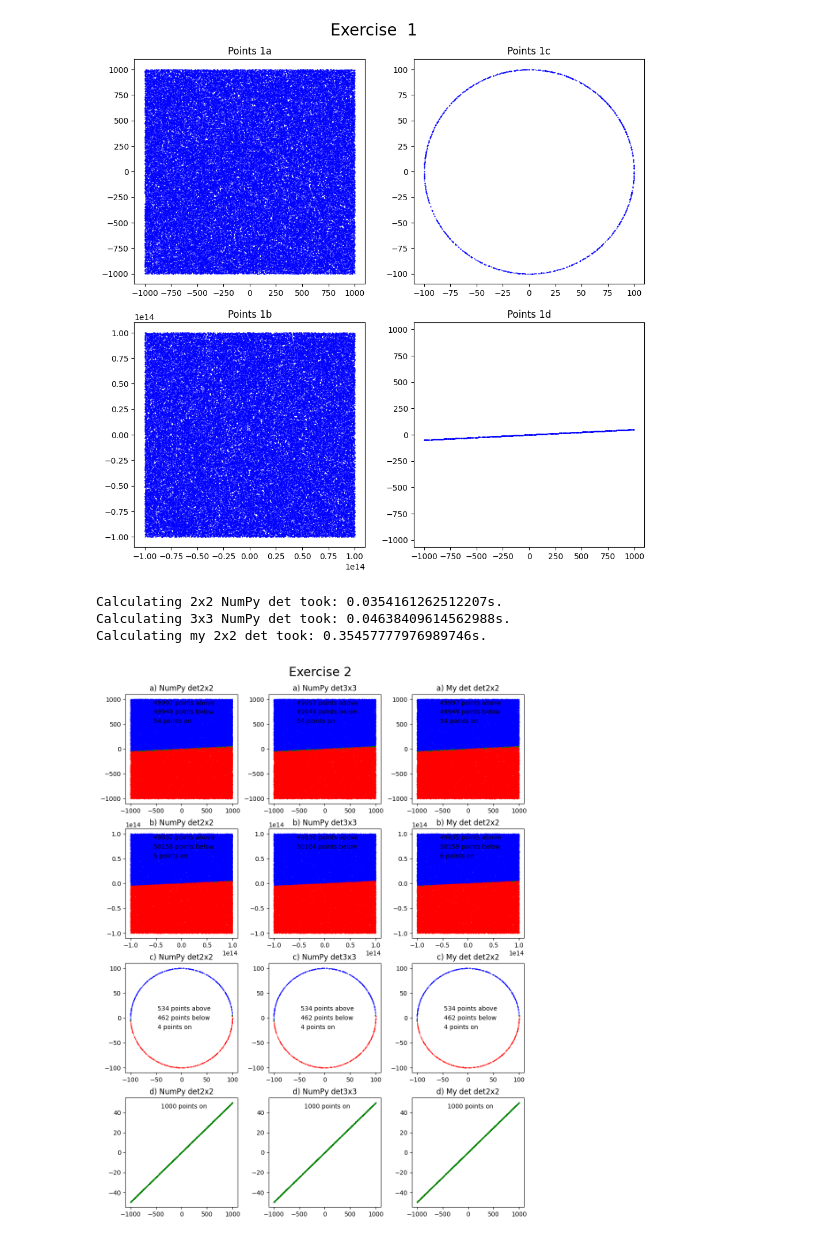
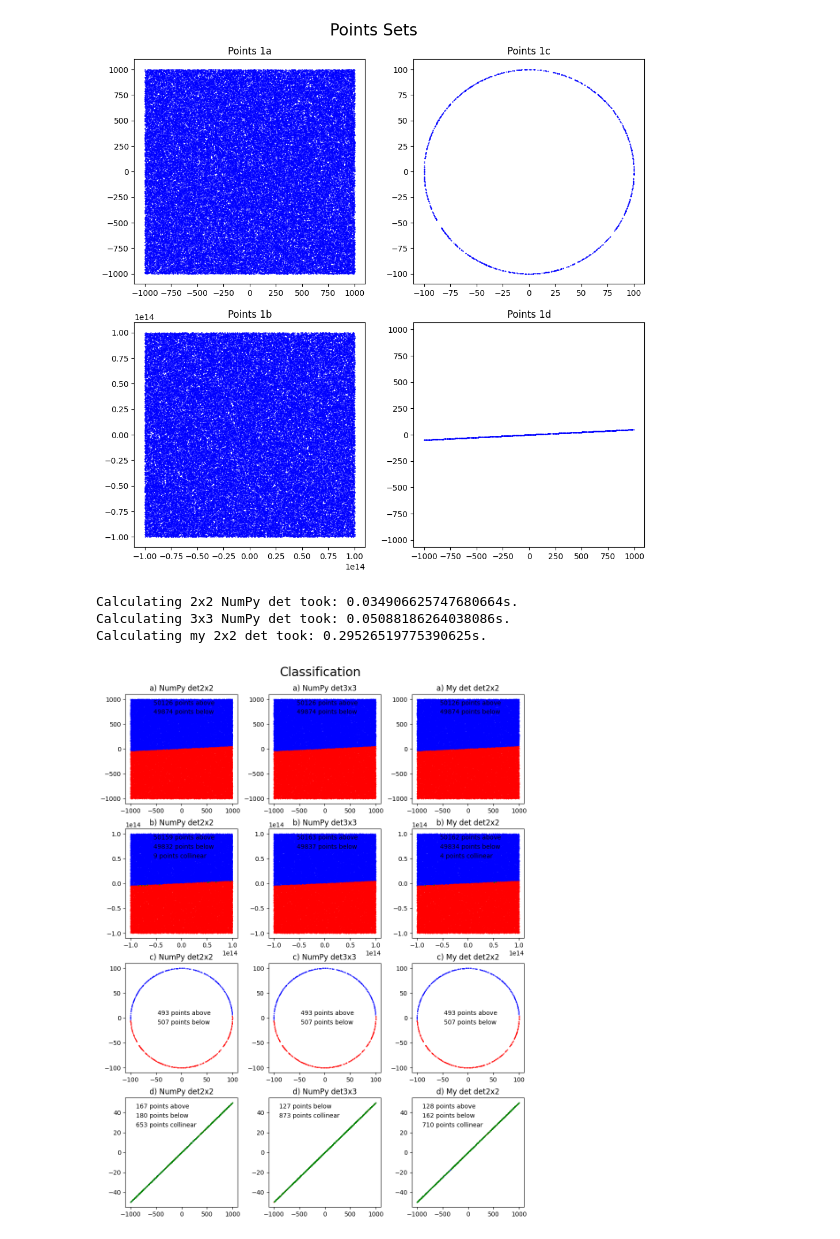
Before and after one commit to pawel002/Geometric-Algorithms, a Jupyter notebook: lab1/lab1.ipynb, the cells around one changed output. Saved outputs shown, nothing was run; the diff lists cells and outputs as text; code cells hidden in the pictures.

```diff
--- a/lab1/lab1.ipynb
+++ b/lab1/lab1.ipynb
@@ -34,7 +34,7 @@ plt.axis("equal")
 for i, data_set in enumerate(data):
     axis[i%2, i//2].scatter(*zip(*data_set), color="blue", s=0.2)
 
-figure.suptitle('Exercise  1', fontsize=20)
+figure.suptitle('Points Sets', fontsize=20)
 figure.tight_layout(pad=2)
 axis[0, 0].set_title("Points 1a")
 axis[0, 1].set_title("Points 1c")
@@ -44,19 +44,19 @@ axis[1, 1].set_title("Points 1d")
 plt.savefig('images/sets_vis.png', dpi=1000)
 plt.show()
 # %% [output]
-[figure, old version]
+[figure, new version]
 # %%
 # dividing sets of points in respect to line a, b
 from ctypes.wintypes import POINT
 import time
 
-eps = 10**(0)
+eps = 10**(-14)
 
 
 matplotlib.rcParams['figure.figsize'] = [10, 13]
 matplotlib.rcParams['legend.handlelength'] = 0
 figure, axis = plt.subplots(4, 3)
-figure.suptitle('Exercise 2', fontsize=20)
+figure.suptitle('Classification', fontsize=20)
 figure.tight_layout(pad=2)
 
 for det_method in range(3):
@@ -129,35 +129,38 @@ for det_method in range(3):
             axis[i, det_method].scatter(*zip(*points_below), color="red", s=0.2)
             red = mpatches.Patch(alpha = 0, label=f"{len(points_below)} points below")
             handle_labels.append(red)
         if len(points_on) > 0:
             axis[i, det_method].scatter(*zip(*points_on), color="green", s=1)
-            green = mpatches.Patch(alpha = 0, label=f"{len(points_on)} points on")
+            green = mpatches.Patch(alpha = 0, label=f"{len(points_on)} points collinear")
             handle_labels.append(green)
 
         axis[i, det_method].legend(handles=handle_labels, loc=9, frameon=False)
         if i == 2:
             axis[i, det_method].legend(handles=handle_labels, loc=10, frameon=False)
+        if i == 3:
+            axis[i, det_method].legend(handles=handle_labels, loc="upper left", frameon=False)
+
 
 
 
 
 axis[0, 0].set_title("a) NumPy det2x2")
 axis[0, 1].set_title("a) NumPy det3x3")
 axis[0, 2].set_title("a) My det det2x2")
 axis[1, 0].set_title("b) NumPy det2x2")
 axis[1, 1].set_title("b) NumPy det3x3")
 axis[1, 2].set_title("b) My det det2x2")
 axis[2, 0].set_title("c) NumPy det2x2")
 axis[2, 1].set_title("c) NumPy det3x3")
 axis[2, 2].set_title("c) My det det2x2")
 axis[3, 0].set_title("d) NumPy det2x2")
 axis[3, 1].set_title("d) NumPy det3x3")
 axis[3, 2].set_title("d) My det det2x2")
 
 plt.savefig('images/line.png', dpi=1000)
 plt.show()
 # %% [output]
-Calculating 2x2 NumPy det took: 0.0354161262512207s.
-Calculating 3x3 NumPy det took: 0.04638409614562988s.
-Calculating my 2x2 det took: 0.35457777976989746s.
+Calculating 2x2 NumPy det took: 0.034906625747680664s.
+Calculating 3x3 NumPy det took: 0.05088186264038086s.
+Calculating my 2x2 det took: 0.29526519775390625s.
-[figure, old version]
+[figure, new version]
```
Also changed, not shown: 2 other files.
